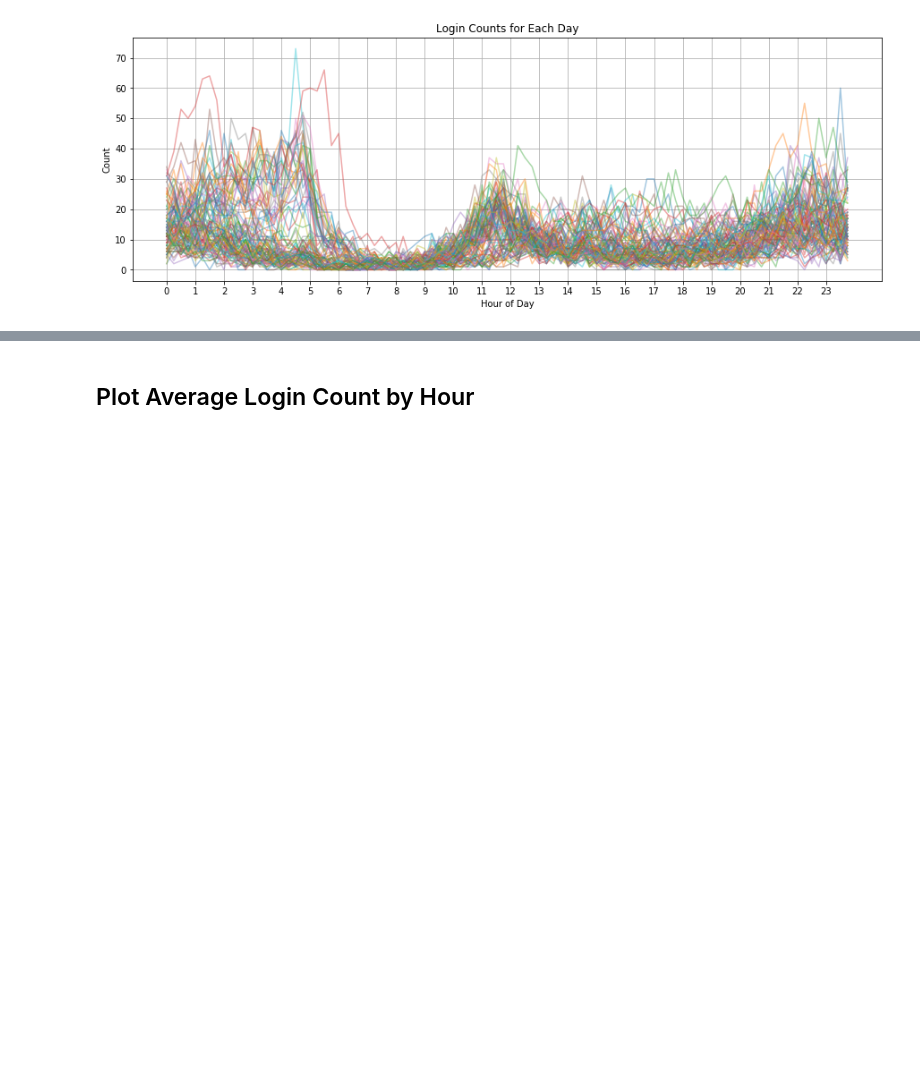
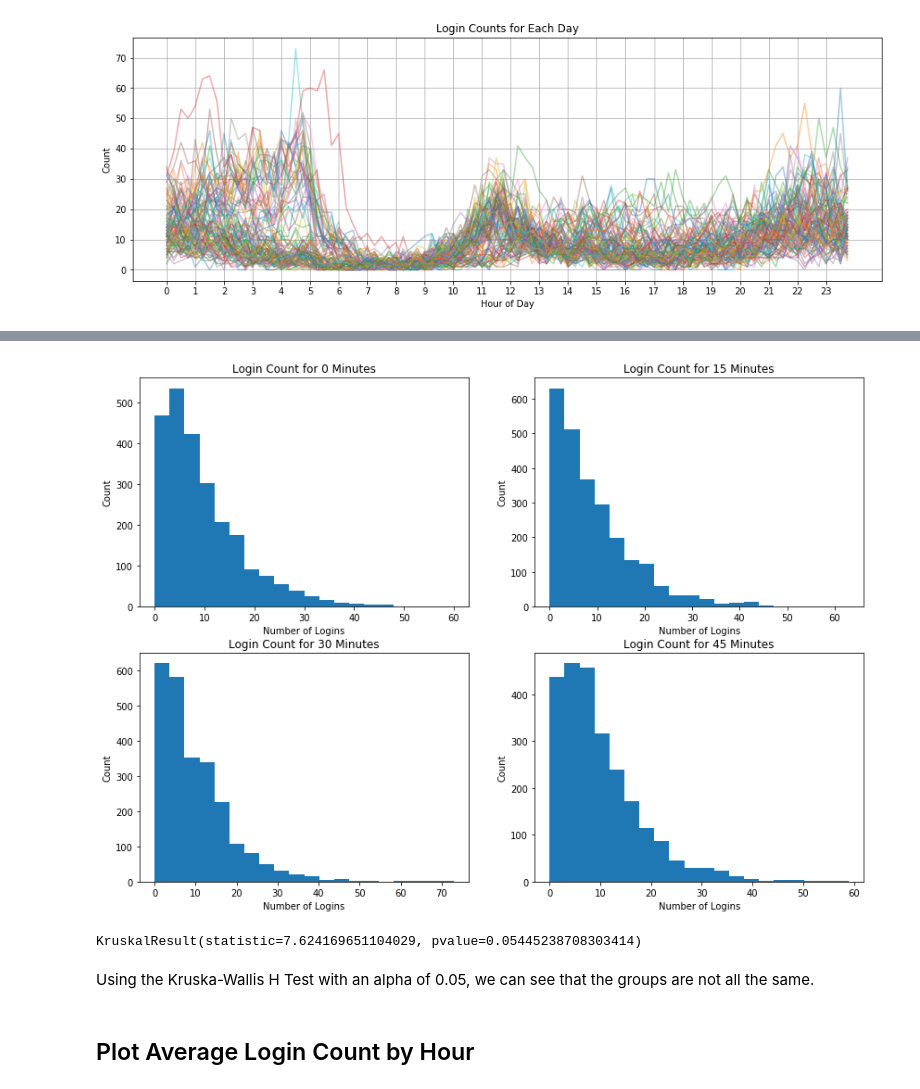
Before and after one commit to andrewyyip/Springboard-CT, a Jupyter notebook: Ultimate_Challenge.ipynb, the cells around one changed output, grey strips where cells are left out. Cells and saved outputs as stored; diff of their text form; code cells hidden in the pictures; blank space fills up the shorter version.

```diff
--- a/Ultimate_Challenge.ipynb
+++ b/Ultimate_Challenge.ipynb
@@ -108,3 +111,33 @@ plt.show()
+# %%
+#plot the distribution of login counts for 15 minute intervals
+plt.figure(figsize=(14,10))
+plt.subplot(2,2,1)
+c = 0
+df_login_by_time = []
+for i in range(0,60,15):
+    plt.subplot(2,2,c+1)
+    x = df_15min.groupby(df_15min.login_time.dt.minute).get_group(i)
+    plt.hist(x.login, bins = 20)
+    plt.title('Login Count for {} Minutes'.format(i))
+    plt.xlabel('Number of Logins')
+    plt.ylabel('Count')
+    c +=1
+
+plt.show()
+# %% [output]
+[figure, added]
+# %%
+from scipy.stats import kruskal
+
+df_15min_group = df_15min.groupby(df_15min.login_time.dt.minute)
+
+#perform kruskal test to see if the distributions
+kruskal(df_15min_group.get_group(0).login, df_15min_group.get_group(15).login,
+        df_15min_group.get_group(30).login, df_15min_group.get_group(45).login)
+# %% [output]
+KruskalResult(statistic=7.624169651104029, pvalue=0.05445238708303414)
+# %% [markdown]
+Using the Kruska-Wallis H Test with an alpha of 0.05, we can see that the groups are not all the same.
 # %% [markdown]
 ## Plot Average Login Count by Hour
 # %%
```
Also changed, not shown: parts of 9 cells of this notebook.
